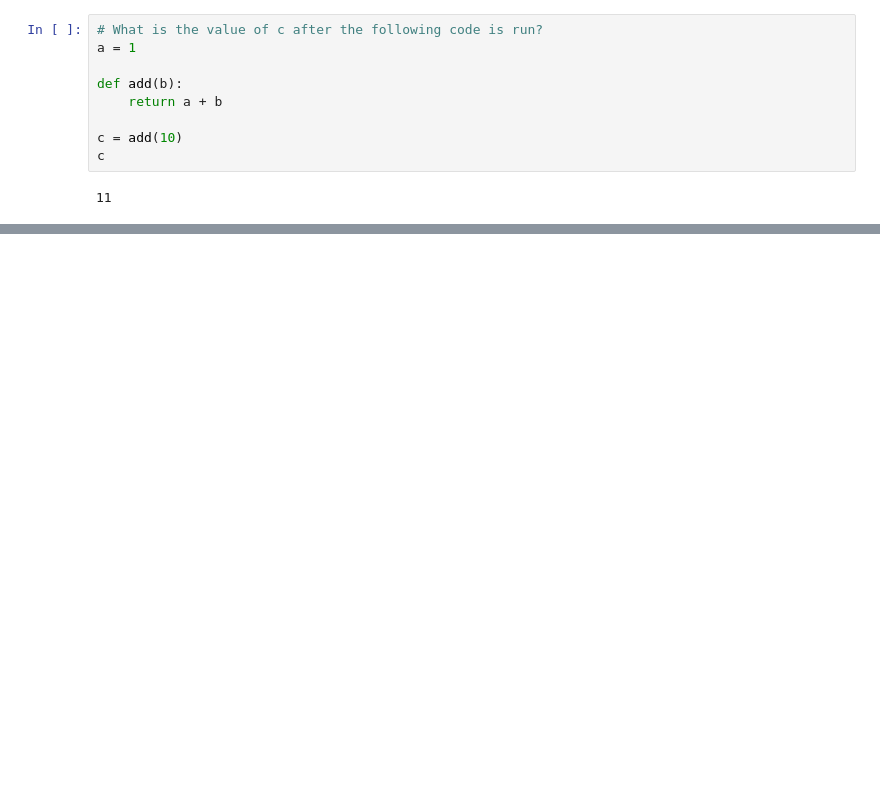
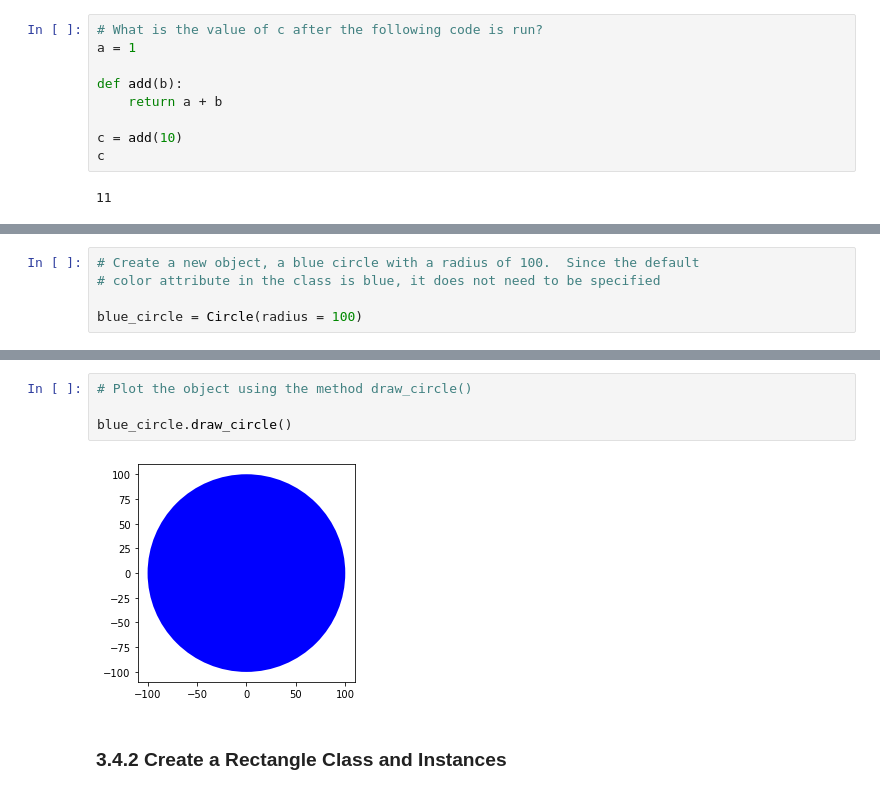
Before and after one commit to mellimol/IBM-Python-Basics-Data-Science, a Jupyter notebook: Mod3-Programming-Fundamentals/20201216-Mod3-Programming-Fundamentals.ipynb, the cells around one changed output, grey strips where cells are left out. Drawn from its saved outputs; the diff is of its cells as text; blank space fills up the shorter version.

```diff
--- a/Mod3-Programming-Fundamentals/20201216-Mod3-Programming-Fundamentals.ipynb
+++ b/Mod3-Programming-Fundamentals/20201216-Mod3-Programming-Fundamentals.ipynb
@@ -401,0 +1067,5 @@ c
+# %%
+# Create a new object, a blue circle with a radius of 100.  Since the default
+# color attribute in the class is blue, it does not need to be specified
+
+blue_circle = Circle(radius = 100)
@@ -401,0 +1080,8 @@ c
+# %%
+# Plot the object using the method draw_circle()
+
+blue_circle.draw_circle()
+# %% [output]
+[figure, added]
+# %% [markdown]
+### 3.4.2 Create a Rectangle Class and Instances
```
Also changed, not shown: parts of 99 cells of this notebook, 7 other files.
